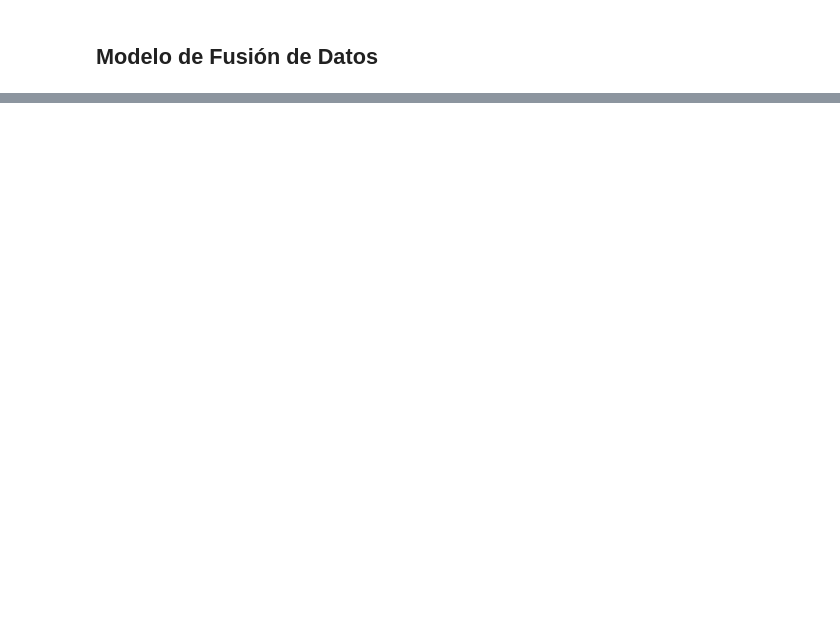
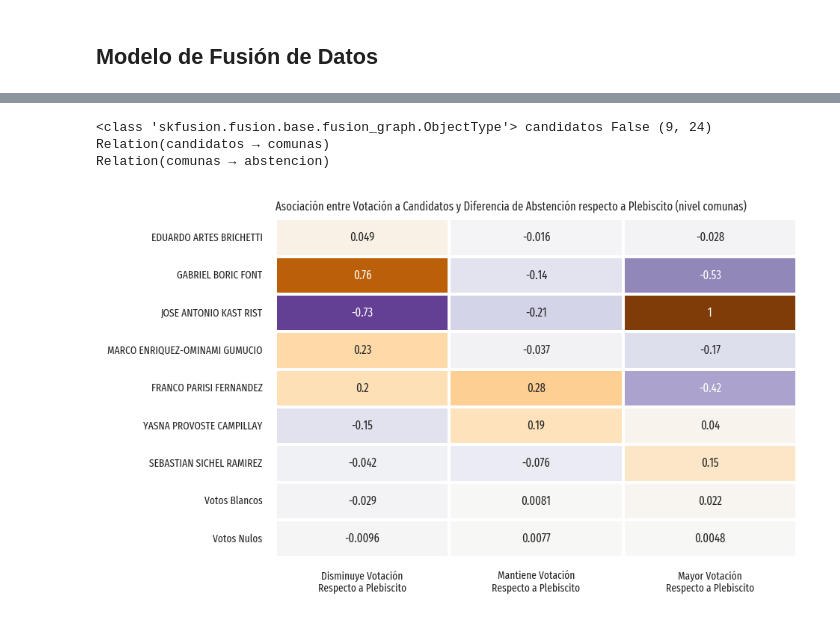
Before and after one commit to zorzalerrante/chilean_voter_profiling, a Jupyter notebook: notebooks/00-base-model.ipynb, the cells around one changed output, grey strips where cells are left out. Cells and saved outputs as stored; diff of their text form; code cells hidden in the pictures; blank space fills up the shorter version.

```diff
--- a/notebooks/00-base-model.ipynb
+++ b/notebooks/00-base-model.ipynb
@@ -349 +1211,35 @@ sns.heatmap(model.factor("candidatos"), annot=True)
+# %%
+from aves.features.utils import standardize_columns, standardize_rows
+
+
+def prepare_matrix(x, std="col"):
+    if std == "col":
+        x = x.pipe(standardize_columns)
+    elif std == "row":
+        x = x.pipe(standardize_rows)
+
+    return x / x.abs().max().max()
+# %%
+g = sns.heatmap(
+    model.relation_profiles("candidatos", "abstencion")[0][1].pipe(
+        lambda x: prepare_matrix(x, std="none")
+    ),
+    annot=True,
+    center=0,
+    cmap="PuOr_r",
+    cbar=False,
+    linewidth=1,
+)
+plt.title(
+    "Asociación entre Votación a Candidatos y Diferencia de Abstención respecto a Plebiscito (nivel comunas)",
+    loc="left",
+)
+plt.savefig(
+    "../reports/figures/candidatos_x_abstencion.png", dpi=300, bbox_inches="tight"
+)
+# %% [output]
+<class 'skfusion.fusion.base.fusion_graph.ObjectType'> candidatos False (9, 24)
+Relation(candidatos → comunas)
+Relation(comunas → abstencion)
+[figure, added]
 # %%
```
Also changed, not shown: parts of 100 cells of this notebook, 6 other files.
